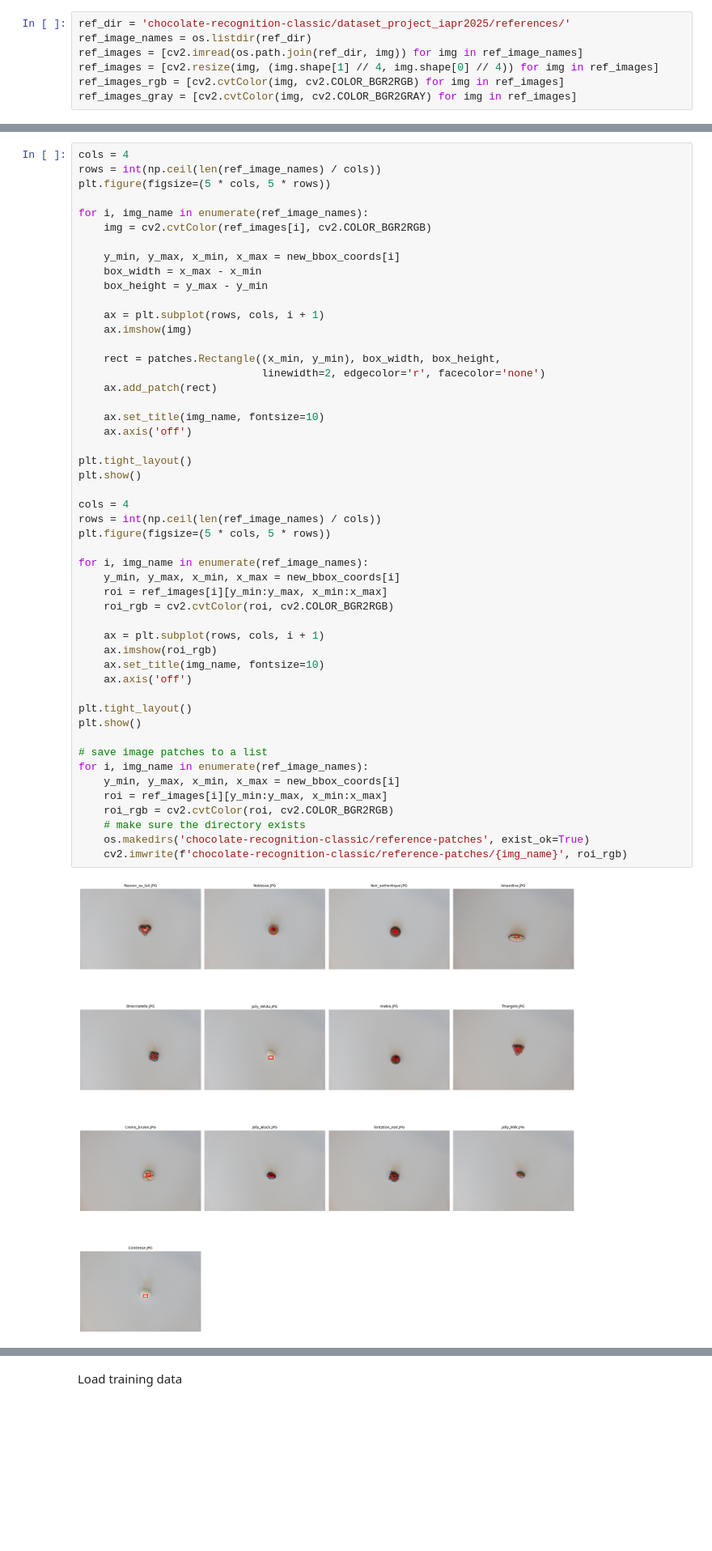
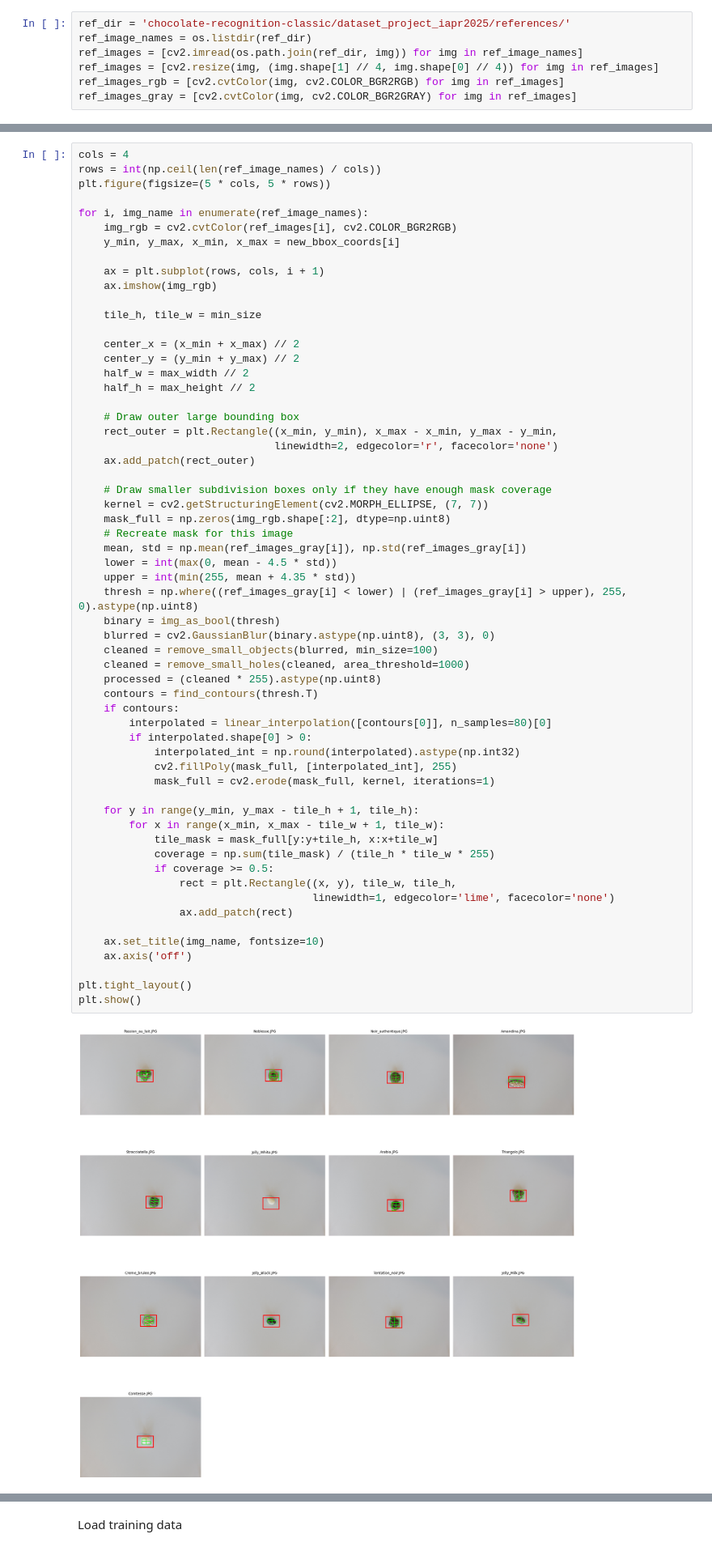
Before and after one commit to interstellxr/IAPR-project, a Jupyter notebook: project/classification.ipynb, the cells around one changed output, grey strips where cells are left out. Shown at 81% size. Drawn from its saved outputs; the diff is of its cells as text; blank space fills up the shorter version.

Commit message:
using masks

```diff
--- a/project/classification.ipynb
+++ b/project/classification.ipynb
@@ -123,52 +170,61 @@ for i, gray in enumerate(ref_images_gray):
 # %%
 cols = 4
 rows = int(np.ceil(len(ref_image_names) / cols))
 plt.figure(figsize=(5 * cols, 5 * rows))
 
 for i, img_name in enumerate(ref_image_names):
-    img = cv2.cvtColor(ref_images[i], cv2.COLOR_BGR2RGB)
-
+    img_rgb = cv2.cvtColor(ref_images[i], cv2.COLOR_BGR2RGB)
     y_min, y_max, x_min, x_max = new_bbox_coords[i]
-    box_width = x_max - x_min
-    box_height = y_max - y_min
 
     ax = plt.subplot(rows, cols, i + 1)
-    ax.imshow(img)
+    ax.imshow(img_rgb)
 
-    rect = patches.Rectangle((x_min, y_min), box_width, box_height,
-                             linewidth=2, edgecolor='r', facecolor='none')
-    ax.add_patch(rect)
+    tile_h, tile_w = min_size
+
+    center_x = (x_min + x_max) // 2
+    center_y = (y_min + y_max) // 2
+    half_w = max_width // 2
+    half_h = max_height // 2
+
+    # Draw outer large bounding box
+    rect_outer = plt.Rectangle((x_min, y_min), x_max - x_min, y_max - y_min,
+                               linewidth=2, edgecolor='r', facecolor='none')
+    ax.add_patch(rect_outer)
+
+    # Draw smaller subdivision boxes only if they have enough mask coverage
+    kernel = cv2.getStructuringElement(cv2.MORPH_ELLIPSE, (7, 7))
+    mask_full = np.zeros(img_rgb.shape[:2], dtype=np.uint8)
+    # Recreate mask for this image
+    mean, std = np.mean(ref_images_gray[i]), np.std(ref_images_gray[i])
+    lower = int(max(0, mean - 4.5 * std))
+    upper = int(min(255, mean + 4.35 * std))
+    thresh = np.where((ref_images_gray[i] < lower) | (ref_images_gray[i] > upper), 255, 0).astype(np.uint8)
+    binary = img_as_bool(thresh)
+    blurred = cv2.GaussianBlur(binary.astype(np.uint8), (3, 3), 0)
+    cleaned = remove_small_objects(blurred, min_size=100)
+    cleaned = remove_small_holes(cleaned, area_threshold=1000)
+    processed = (cleaned * 255).astype(np.uint8)
+    contours = find_contours(thresh.T)
+    if contours:
+        interpolated = linear_interpolation([contours[0]], n_samples=80)[0]
+        if interpolated.shape[0] > 0:
+            interpolated_int = np.round(interpolated).astype(np.int32)
+            cv2.fillPoly(mask_full, [interpolated_int], 255)
+            mask_full = cv2.erode(mask_full, kernel, iterations=1)
+
+    for y in range(y_min, y_max - tile_h + 1, tile_h):
+        for x in range(x_min, x_max - tile_w + 1, tile_w):
+            tile_mask = mask_full[y:y+tile_h, x:x+tile_w]
+            coverage = np.sum(tile_mask) / (tile_h * tile_w * 255)
+            if coverage >= 0.5:
+                rect = plt.Rectangle((x, y), tile_w, tile_h,
+                                     linewidth=1, edgecolor='lime', facecolor='none')
+                ax.add_patch(rect)
 
     ax.set_title(img_name, fontsize=10)
     ax.axis('off')
 
 plt.tight_layout()
 plt.show()
-
-cols = 4
-rows = int(np.ceil(len(ref_image_names) / cols))
-plt.figure(figsize=(5 * cols, 5 * rows))
-
-for i, img_name in enumerate(ref_image_names):
-    y_min, y_max, x_min, x_max = new_bbox_coords[i]
-    roi = ref_images[i][y_min:y_max, x_min:x_max]
-    roi_rgb = cv2.cvtColor(roi, cv2.COLOR_BGR2RGB)
-
-    ax = plt.subplot(rows, cols, i + 1)
-    ax.imshow(roi_rgb)
-    ax.set_title(img_name, fontsize=10)
-    ax.axis('off')
-
-plt.tight_layout()
-plt.show()
-
-# save image patches to a list
-for i, img_name in enumerate(ref_image_names):
-    y_min, y_max, x_min, x_max = new_bbox_coords[i]
-    roi = ref_images[i][y_min:y_max, x_min:x_max]
-    roi_rgb = cv2.cvtColor(roi, cv2.COLOR_BGR2RGB)
-    # make sure the directory exists
-    os.makedirs('chocolate-recognition-classic/reference-patches', exist_ok=True)
-    cv2.imwrite(f'chocolate-recognition-classic/reference-patches/{img_name}', roi_rgb)
 # %% [output]
-[figure, old version]
+[figure, new version]
```
Also changed, not shown: parts of 7 cells of this notebook, 1 other file.
